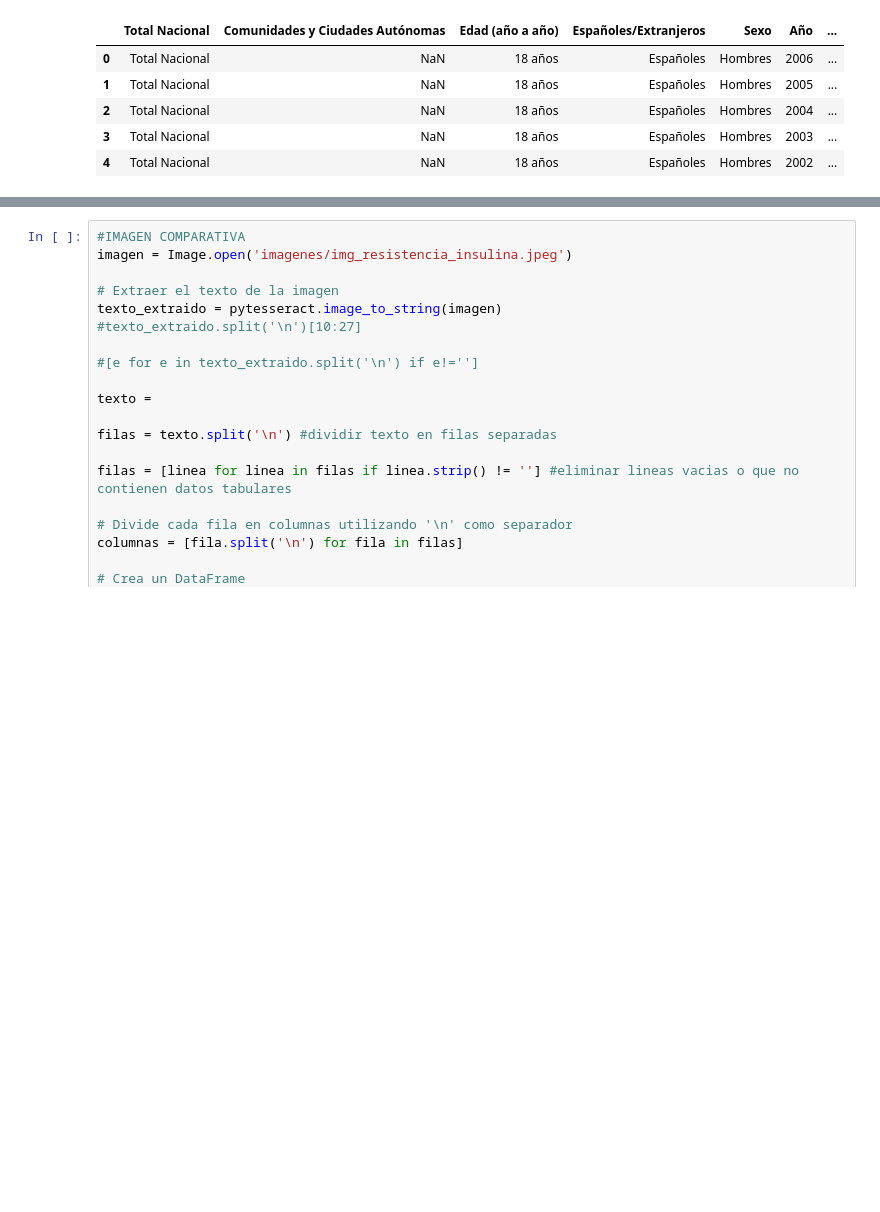
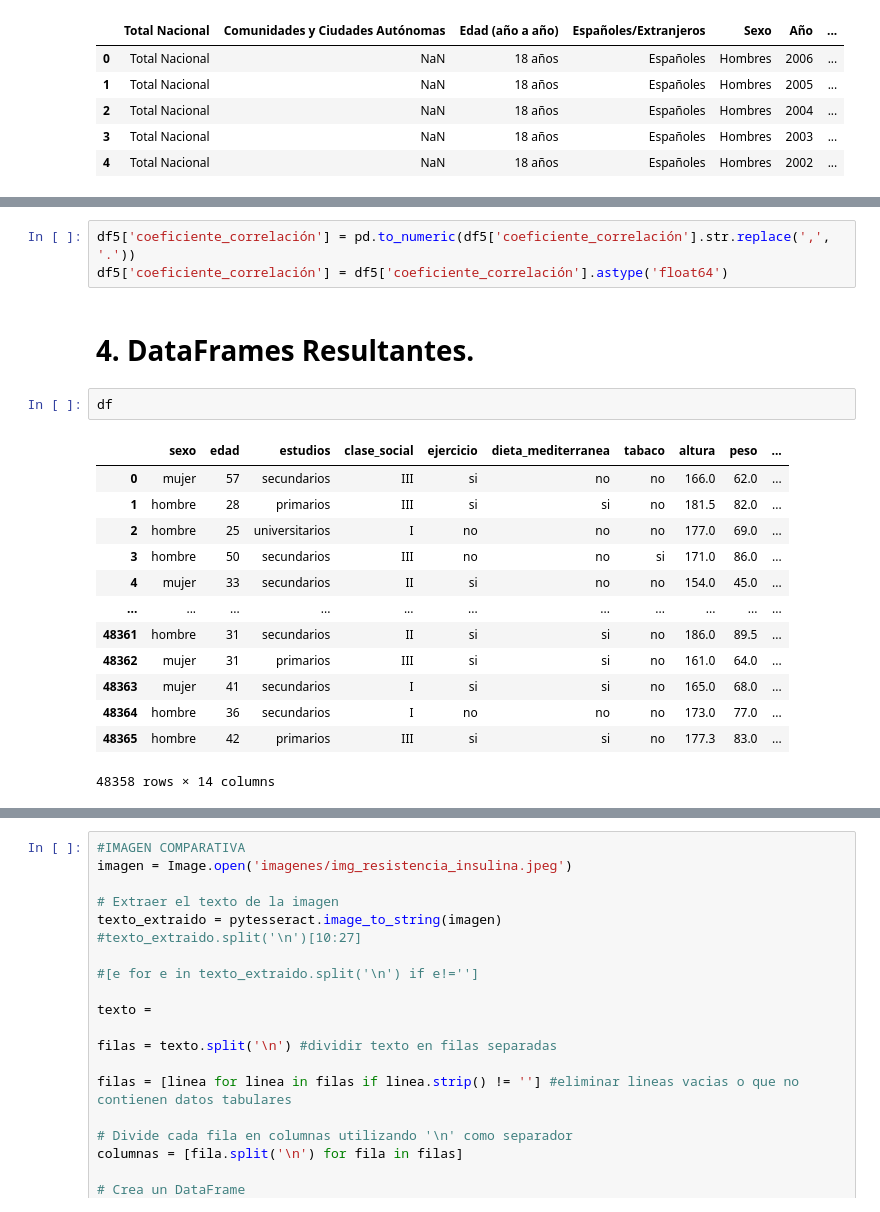
Before and after one commit to karmelealonso/3.-project_etl, a Jupyter notebook: Untitled8.ipynb, the cells around one changed output, grey strips where cells are left out. Saved outputs shown, nothing was run; the diff lists cells and outputs as text; blank space fills up the shorter version.

```diff
--- a/Untitled8.ipynb
+++ b/Untitled8.ipynb
@@ -690,0 +891,21 @@ for fila in datos:
+# %%
+df5['coeficiente_correlación'] = pd.to_numeric(df5['coeficiente_correlación'].str.replace(',', '.'))
+df5['coeficiente_correlación'] = df5['coeficiente_correlación'].astype('float64')
+# %% [markdown]
+# 4. DataFrames Resultantes.
+# %%
+df
+# %% [output]
+|  | sexo | edad | estudios | clase_social | ejercicio | dieta_mediterranea | tabaco | altura | peso | ... |
+| 0 | mujer | 57 | secundarios | III | si | no | no | 166.0 | 62.0 | ... |
+| 1 | hombre | 28 | primarios | III | si | si | no | 181.5 | 82.0 | ... |
+| 2 | hombre | 25 | universitarios | I | no | no | no | 177.0 | 69.0 | ... |
+| 3 | hombre | 50 | secundarios | III | no | no | si | 171.0 | 86.0 | ... |
+| 4 | mujer | 33 | secundarios | II | si | no | no | 154.0 | 45.0 | ... |
+| ... | ... | ... | ... | ... | ... | ... | ... | ... | ... | ... |
+| 48361 | hombre | 31 | secundarios | II | si | si | no | 186.0 | 89.5 | ... |
+| 48362 | mujer | 31 | primarios | III | si | si | no | 161.0 | 64.0 | ... |
+| 48363 | mujer | 41 | secundarios | I | si | si | no | 165.0 | 68.0 | ... |
+| 48364 | hombre | 36 | secundarios | I | no | no | no | 173.0 | 77.0 | ... |
+| 48365 | hombre | 42 | primarios | III | si | si | no | 177.3 | 83.0 | ... |
+48358 rows × 14 columns
```
Also changed, not shown: parts of 147 cells of this notebook.
